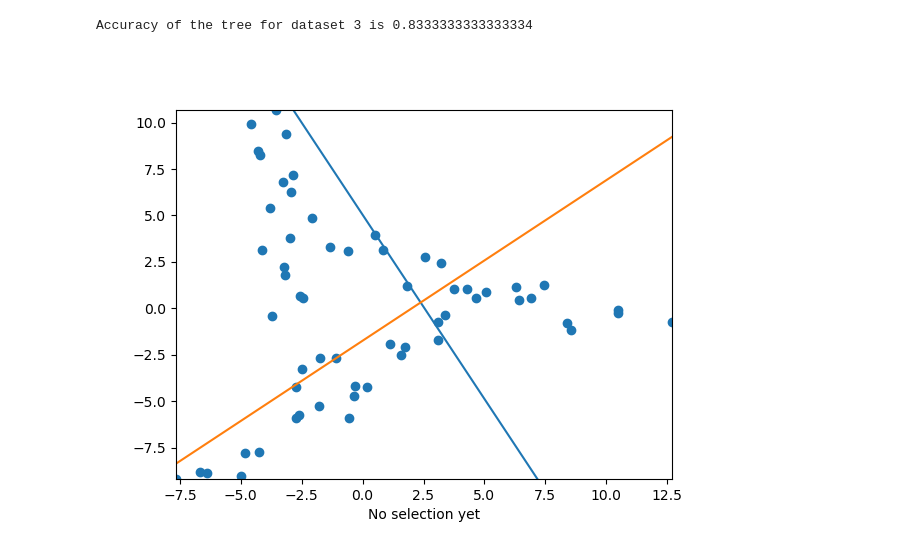
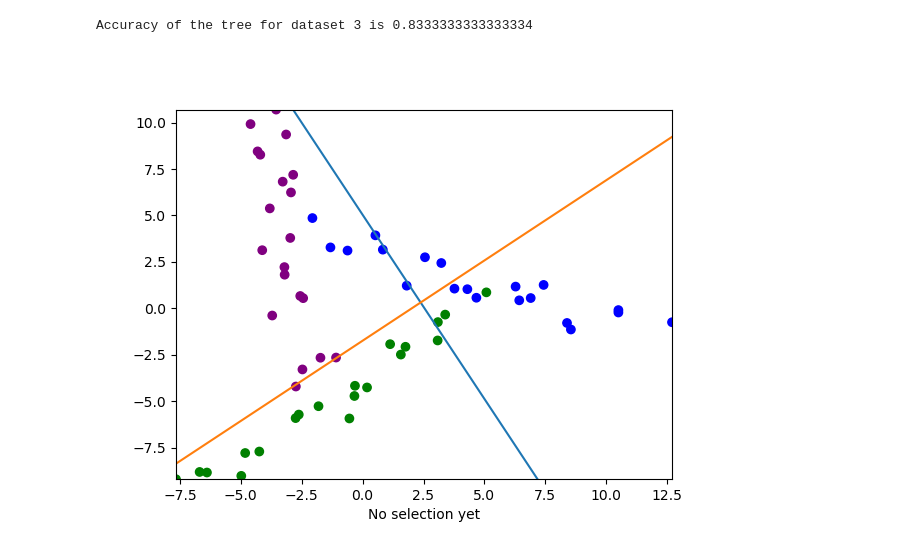
Before and after one commit to emmae04/380_finalProject, a Jupyter notebook: test_gini.ipynb, the cells around one changed output. Cells and saved outputs as stored; diff of their text form; code cells hidden in the pictures.

```diff
--- a/test_gini.ipynb
+++ b/test_gini.ipynb
@@ -733,12 +719,11 @@ cid = fig.canvas.mpl_connect('button_press_event', onclick)
 # %%
 # run for data 3
-X_train, Y_train, X_test, Y_test = getData('./data/Data3Train.csv', './data/Data3Test.csv')
-class_pairs = [(1, 2), (1, 3), (1, 4), (2, 3), (2, 4), (3, 4)]
+X_train_three, Y_train_three, X_test_three, Y_test_three = getData('./data/Data3Train.csv', './data/Data3Test.csv')
+#class_pairs = [(1, 2), (1, 3), (1, 4), (2, 3), (2, 4), (3, 4)]
 #class_pairs = [(1, 2), (1, 3), (2, 3)]
-classes = Y_train['Class'].unique()
-print(type(classes))
+classes = Y_train_three['Class'].unique()
+#print(type(classes))
 root_three = Node(None)
 curr = root_three
 
-build_tree(curr, classes, X_train, Y_train)
-root_three.print_tree()
+build_tree(curr, classes, X_train_three, Y_train_three, False)
@@ -765,6 +730,6 @@ False
 # %%
 # accuracy for data 3
-merge_test_three = X_test.join(Y_test)
+merge_test_three = X_test_three.join(Y_test_three)
 count = 0
 total = len(merge_test_three['x'])
 for x, y, val in zip(merge_test_three['x'], merge_test_three['y'], merge_test_three['Class']):
@@ -776,53 +741,54 @@ print("Accuracy of the tree for dataset 3 is " + str(acc))
 # %% [output]
 Accuracy of the tree for dataset 3 is 0.8333333333333334
 # %%
-# interactive plot for data 2
+# interactive plot for data 3
 %matplotlib widget
-minX0D = X_test['x'].min()
-maxX0D = X_test['x'].max()
-minX1D = X_test['y'].min()
-maxX1D = X_test['y'].max()
+minX0D_three = X_test_three['x'].min()
+maxX0D_three = X_test_three['x'].max()
+minX1D_three = X_test_three['y'].min()
+maxX1D_three = X_test_three['y'].max()
 
-model_list = []
-get_models(root_three, model_list)
+model_list_three = []
+get_models(root_three, model_list_three)
+colors_three = get_colors()
+merge_test_three['Color'] = merge_test_three['Class'].map(colors_three)
 
+fig_three, ax_three = plt.subplots()
 
-fig, ax = plt.subplots()
-
-plt.scatter(X_test['x'], X_test['y'], marker='o')
+plt.scatter(X_test_three['x'], X_test_three['y'], marker='o', c=merge_test_three['Color'])
 
 #model_list = [root_model, left_model]
-for model in model_list:
-    minX1 = (-model.intercept_-model.coef_[0,0]*minX0D)/model.coef_[0,1]
-    maxX1 = (-model.intercept_-model.coef_[0,0]*maxX0D)/model.coef_[0,1]
-    plt.plot([minX0D,maxX0D],[minX1,maxX1])
-ax.set_xlim([minX0D, maxX0D])
-ax.set_ylim([minX1D, maxX1D])
+for model in model_list_three:
+    minX1_three = (-model.intercept_-model.coef_[0,0]*minX0D_three)/model.coef_[0,1]
+    maxX1_three = (-model.intercept_-model.coef_[0,0]*maxX0D_three)/model.coef_[0,1]
+    plt.plot([minX0D_three,maxX0D_three],[minX1_three,maxX1_three])
+ax_three.set_xlim([minX0D_three, maxX0D_three])
+ax_three.set_ylim([minX1D_three, maxX1D_three])
 
-text=plt.xlabel("No selection yet")
+text_three=plt.xlabel("No selection yet")
 
-def onclick(event):
+def onclick_three(event):
     if event.inaxes is not None:
         tx = 'xdata=%f, ydata=%f' % (event.xdata, event.ydata)
         classified = classify_point(root_three, event.xdata, event.ydata)
         tx = tx + ' Class ' + str(classified) + ' is selected'
 
         plt.cla()
-        plt.scatter(X_test['x'], X_test['y'], marker='o')
+        plt.scatter(X_test_three['x'], X_test_three['y'], marker='o', c=merge_test_three['Color'])
 
-        for model in model_list:
-            minX1 = (-model.intercept_-model.coef_[0,0]*minX0D)/model.coef_[0,1]
-            maxX1 = (-model.intercept_-model.coef_[0,0]*maxX0D)/model.coef_[0,1]
-            plt.plot([minX0D,maxX0D],[minX1,maxX1])
-        ax.set_xlim([minX0D, maxX0D])
-        ax.set_ylim([minX1D, maxX1D])
-        ax.scatter([event.xdata],[event.ydata],c='r')
+        for model in model_list_three:
+            minX1 = (-model.intercept_-model.coef_[0,0]*minX0D_three)/model.coef_[0,1]
+            maxX1 = (-model.intercept_-model.coef_[0,0]*maxX0D_three)/model.coef_[0,1]
+            plt.plot([minX0D_three,maxX0D_three],[minX1,maxX1])
+        ax_three.set_xlim([minX0D_three, maxX0D_three])
+        ax_three.set_ylim([minX1D_three, maxX1D_three])
+        ax_three.scatter([event.xdata],[event.ydata],c='r')
 
-        text.set_text(tx)
-        fig.canvas.draw()
+        text_three.set_text(tx)
+        fig_three.canvas.draw()
     else:
         print('Clicked outside of an axis.')
 
-cid = fig.canvas.mpl_connect('button_press_event', onclick)
+cid_three = fig_three.canvas.mpl_connect('button_press_event', onclick_three)
 # %% [output]
-[figure, old version]
+[figure, new version]
```
Also changed, not shown: parts of 11 cells of this notebook.
